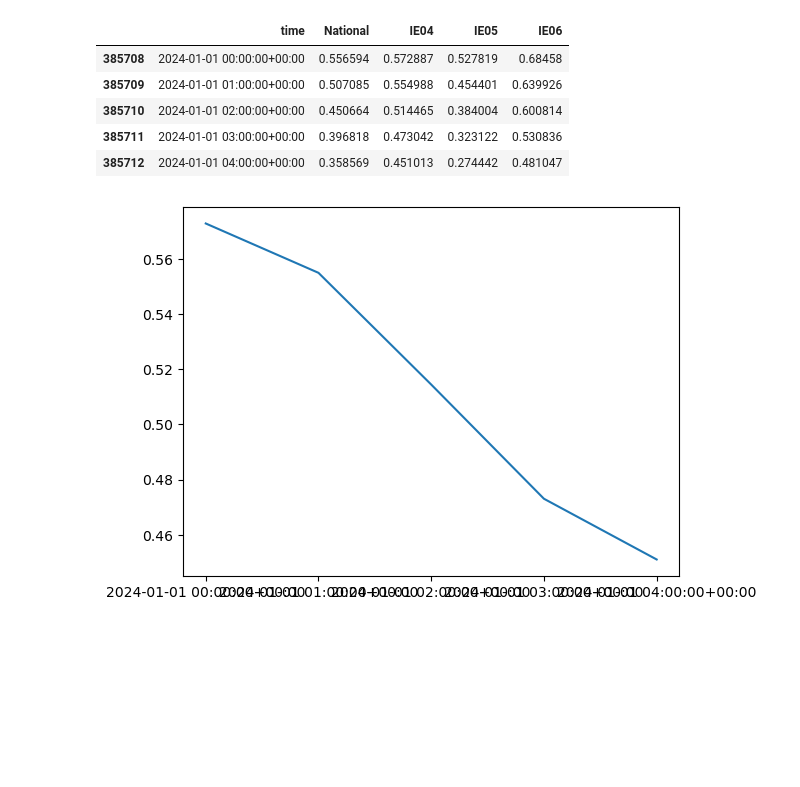
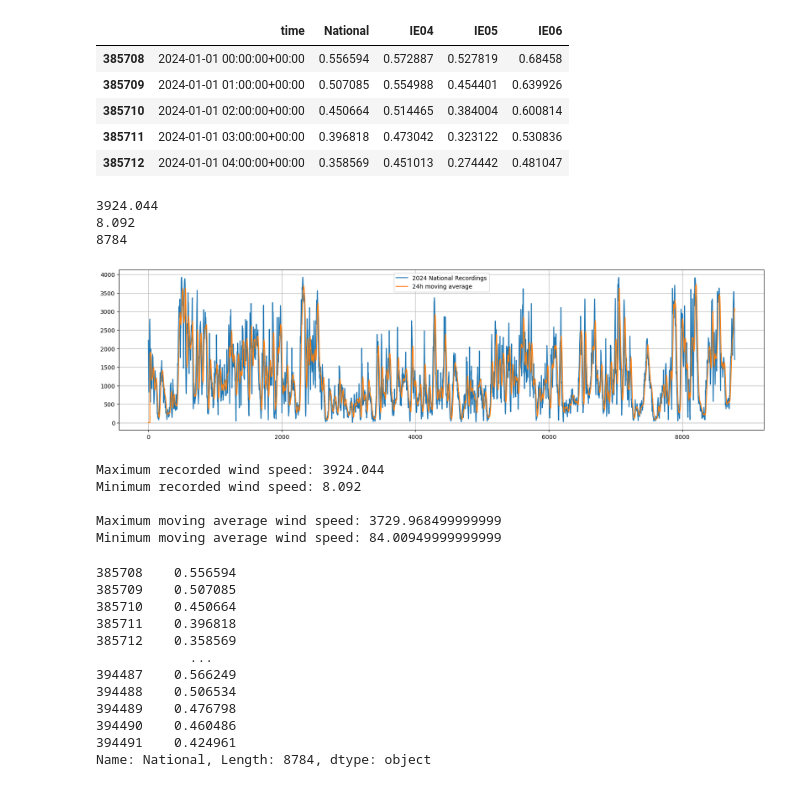
Before and after one commit to avaveriksen/ireland-grid-project, a Jupyter notebook: time-series-analysis/time-series-analysis.ipynb, the cells around one changed output. Cells and saved outputs as stored; diff of their text form; code cells hidden in the pictures; blank space fills up the shorter version.

Commit message:
Wind power done, i think.

```diff
--- a/time-series-analysis/time-series-analysis.ipynb
+++ b/time-series-analysis/time-series-analysis.ipynb
@@ -21,0 +30,7 @@ df_wind.tail()
+# %%
+w_capacity = 4000 # used to go from normalized values to absolute values
+
+df_wind = df_wind.iloc[4:, :]
+df_wind.head()
+col = ['time', 'National', 'IE04', 'IE05', 'IE06']
+df_wind.columns = col
@@ -22,5 +47,5 @@ df_wind.tail()
 # %%
-df_wind24 = df_wind.iloc[-(366*24):, :].head()
+df_wind24 = df_wind.iloc[-(366*24):, :]
 df_wind24.head()
 # %% [output]
 |  | time | National | IE04 | IE05 | IE06 |
@@ -29,10 +54,53 @@ df_wind24.head()
 | 385710 | 2024-01-01 02:00:00+00:00 | 0.450664 | 0.514465 | 0.384004 | 0.600814 |
 | 385711 | 2024-01-01 03:00:00+00:00 | 0.396818 | 0.473042 | 0.323122 | 0.530836 |
 | 385712 | 2024-01-01 04:00:00+00:00 | 0.358569 | 0.451013 | 0.274442 | 0.481047 |
+# %%
+wind_recordings = np.array(df_wind24['National'].astype('float').tolist()) * w_capacity
+
+print(max(wind_recordings))
+print(min(wind_recordings))
+print(len(wind_recordings))
+# %% [output]
+3924.044
+8.092
+8784
+# %%
+a = 24 #moving average wondow size
+N = len(wind_recordings)
+mvavg_wind24 = np.zeros(len(wind_recordings))
+for i in range(a, N):
+    mvavg_wind24[i] = sum(wind_recordings[i-a: i]) / a
 # %%
-span = df_wind24.iloc[:, 0]
-wind_recordings = df_wind24.iloc[:, 2]
-plt.plot(span, wind_recordings)
+plt.figure(figsize=(20, 5))
+plt.plot(wind_recordings)
+plt.plot(mvavg_wind24)
+plt.legend(['2024 National Recordings', '24h moving average'])
+plt.grid(True)
 plt.show()
+
+print("Maximum recorded wind power", max(wind_recordings))
+print("Minimum recorded wind power:", min(wind_recordings))
+print("\nMaximum moving average wind power:", max(mvavg_wind24[a:]))
+print("Minimum moving average wind power:", min(mvavg_wind24[a:]))
 # %% [output]
-[figure, old version]
+[figure, new version]
+Maximum recorded wind speed: 3924.044
+Minimum recorded wind speed: 8.092
+
+Maximum moving average wind speed: 3729.968499999999
+Minimum moving average wind speed: 84.00949999999999
+# %%
+df_wind24['National']
+# %% [output]
+385708    0.556594
+385709    0.507085
+385710    0.450664
+385711    0.396818
+385712    0.358569
+            ...
+394487    0.566249
+394488    0.506534
+394489    0.476798
+394490    0.460486
+394491    0.424961
+Name: National, Length: 8784, dtype: object
```
Also changed, not shown: parts of 4 cells of this notebook.
